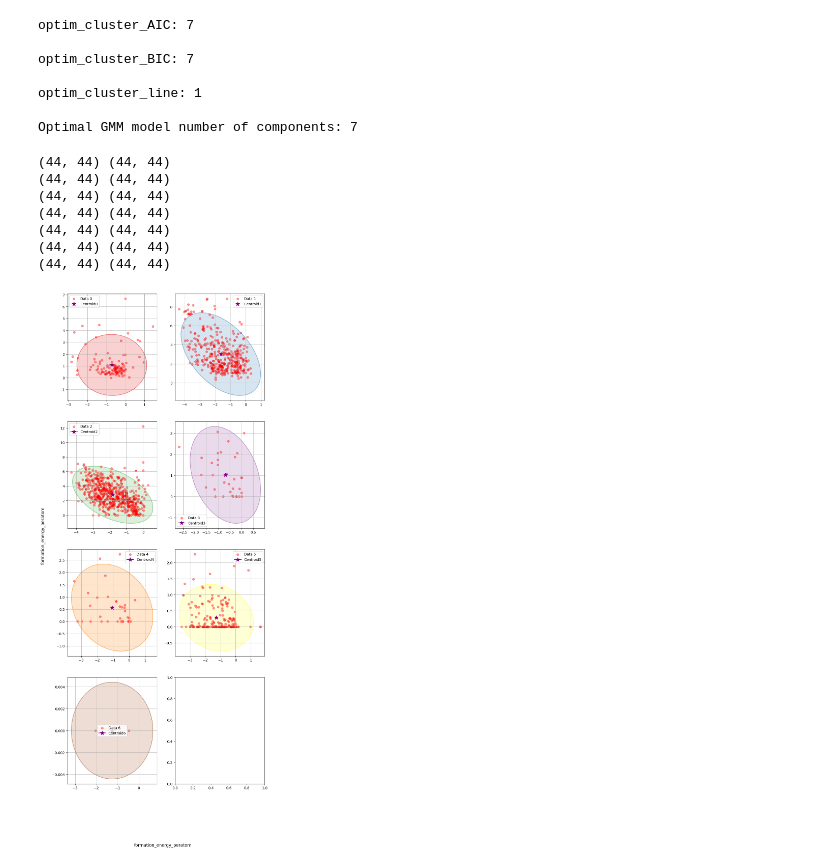
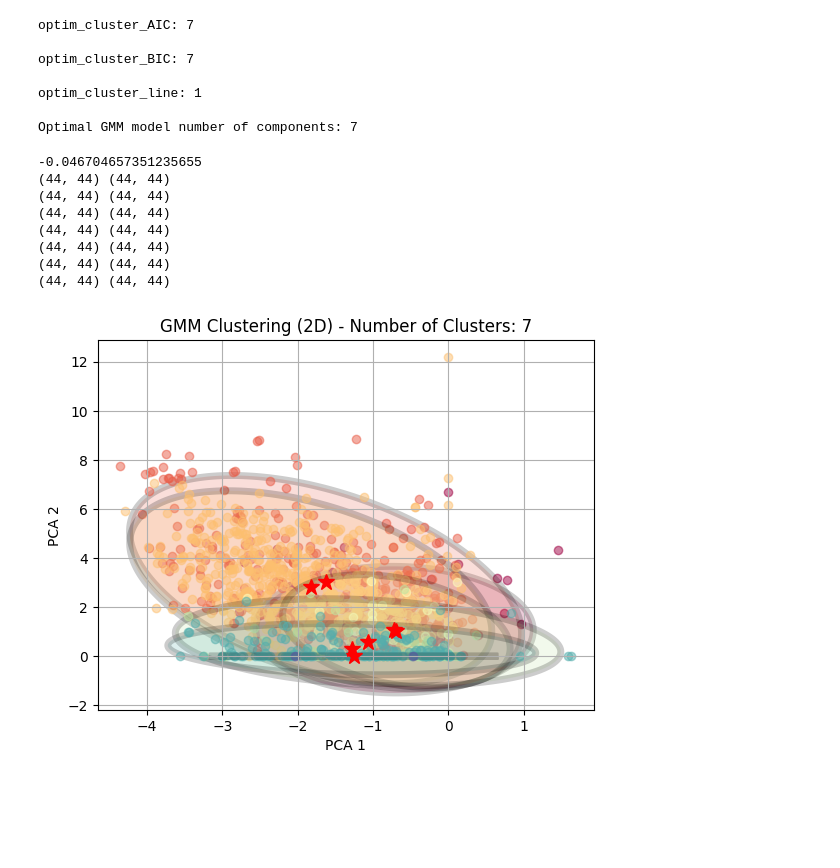
Before and after one commit to mariapasaylo/LUMENS-PV, a Jupyter notebook: ml_classifiers/KMeansMethods.ipynb, the cells around one changed output. Cells and saved outputs as stored; diff of their text form; code cells hidden in the pictures; blank space fills up the shorter version.

```diff
--- a/ml_classifiers/KMeansMethods.ipynb
+++ b/ml_classifiers/KMeansMethods.ipynb
@@ -245,7 +268,7 @@ Optimal GMM model number of components: 7
 
 from sklearn.decomposition import PCA
 from scipy import linalg
-
+from sklearn import metrics
 
 
 
@@ -254,76 +277,62 @@ optim_GMM_means = optim_GMM_model.means_
 optim_GMM_labels = optim_GMM_model.predict(df_numerical_standard)
 optim_GMM_covariances = optim_GMM_model.covariances_
 df_numerical["labels"] = optim_GMM_labels
+
 grouped_values = df_numerical.groupby("labels")
 
-#cluster_list = [df_numerical.[optim_GMM_labels = i ,] for i in range()
-#df_labels = pd.dataframe({"formula": df_numerical["formula"], "slme_10": df_slme["slme"], "optim_GMM_labels":})
+
+print(metrics.silhouette_score(df_numerical,optim_GMM_labels))
 
 
-fig,axs = plt.subplots(nrows = 4, ncols = 2)
-fig.set_size_inches(10, 25)
-fig.supxlabel(df_numerical.columns[0])
-fig.supylabel(df_numerical.columns[0])
+
+plt.xlabel("PCA 1")
+plt.ylabel("PCA 2")
+plt.title(f"GMM Clustering (2D) - Number of Clusters: {optim_GMM_model.n_components}")
 
 scale_matrix = np.vstack([scaler.scale_[i] * scaler.scale_ for i in range(len(scaler.scale_))])
-colors = ["#e41a1c",  # red
-          "#377eb8",  # blue
-          "#4daf4a",  # green
-          "#984ea3",  # purple
-          "#ff7f00",  # orange
-          "#ffff33",  # yellow
-          "#a65628"]
-#scaled_covariance = optim_GMM_covariances @ scale_matrix
-#scaled_means =  optim_GMM_means @ np.diag(scaler.scale_) + scaler.mean_
+colors = [plt.cm.Spectral(each) for each in np.linspace(0, 1, optim_GMM_model.n_components)]
+
 
 
 
 for i, (mean, covariance, (label,cluster)) in enumerate(zip(optim_GMM_means, optim_GMM_covariances, grouped_values)):
-    """
-    Implement tomorrow I guessn
-
-
-    """
     print(covariance.shape,scale_matrix.shape)
     scaled_covaraince = covariance * scale_matrix
     angle_param = np.linspace(0,2*np.pi,360)
     rotation_vec = np.vstack((np.cos(angle_param),np.sin(angle_param)))
     eigen_val, eigen_vector = linalg.eigh(scaled_covaraince[0:2,0:2])
     scaled_mean = mean @ np.diag(scaler.scale_)+scaler.mean_
     ellipse = scaled_mean[:,np.newaxis][0:2,:] + eigen_vector @ np.diag(eigen_val**0.5*np.sqrt(5.992)) @ rotation_vec
-    #ellipse = scaler.inverse_transform(ellipse[0:1,:])
-    axs[i//2][i%2].fill(ellipse[0,:], ellipse[1,:],
-                         color=colors[i], alpha=0.2)
-    axs[i//2][i%2].plot(ellipse[0,:],ellipse[1,:],'r', color = colors[i], alpha = 0.5)
-    axs[i//2][i%2].scatter(cluster.values[:,0],cluster.values[:,1],alpha = 0.4, color = "red", label = f"Data {i}" )
-    axs[i//2][i%2].plot(scaled_mean[0],scaled_mean[1],color = "purple",marker = "*",markersize = 12, label = f"Centroid{i}")
-    axs[i//2][i%2].grid()
-    axs[i//2][i%2].legend()
 
-    #axs[i//2][i%2].set_aspect('equal', adjustable='datalim')
+    plt.fill(ellipse[0,:], ellipse[1,:], c= colors[i],
+                          alpha=0.2, edgecolor = 'k', linewidth = 5)
+    plt.scatter(cluster.values[:,0],cluster.values[:,1],alpha = 0.5, c= colors[i])
+    plt.plot(scaled_mean[0],scaled_mean[1],color = "red",marker = "*",markersize = 12)
+    plt.grid()
 
 
-     # Project mean to 2D (first two features)
+
 
 
 
 
 
 
 
 
 
 
 
 
 
 #GMM_clusters =
 # %% [output]
+-0.046704657351235655
 (44, 44) (44, 44)
 (44, 44) (44, 44)
 (44, 44) (44, 44)
 (44, 44) (44, 44)
 (44, 44) (44, 44)
 (44, 44) (44, 44)
 (44, 44) (44, 44)
-[figure, old version]
+[figure, new version]
```
Also changed, not shown: parts of 6 cells of this notebook, 1 other file.
